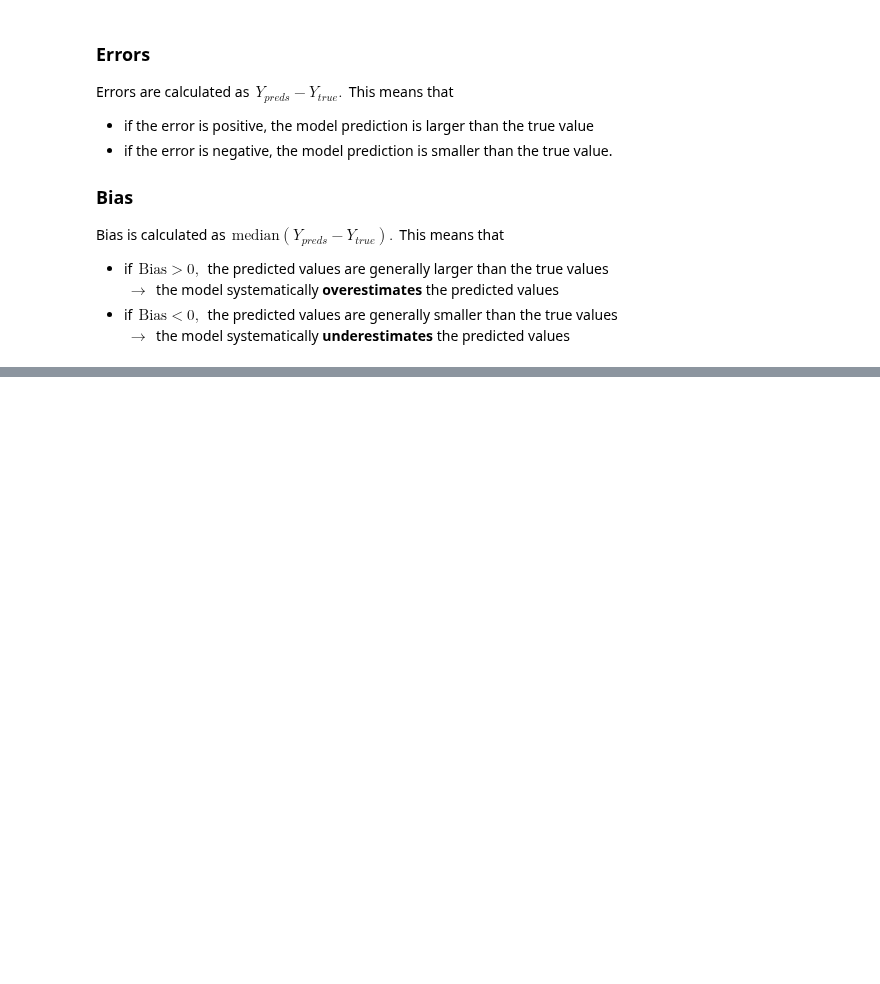
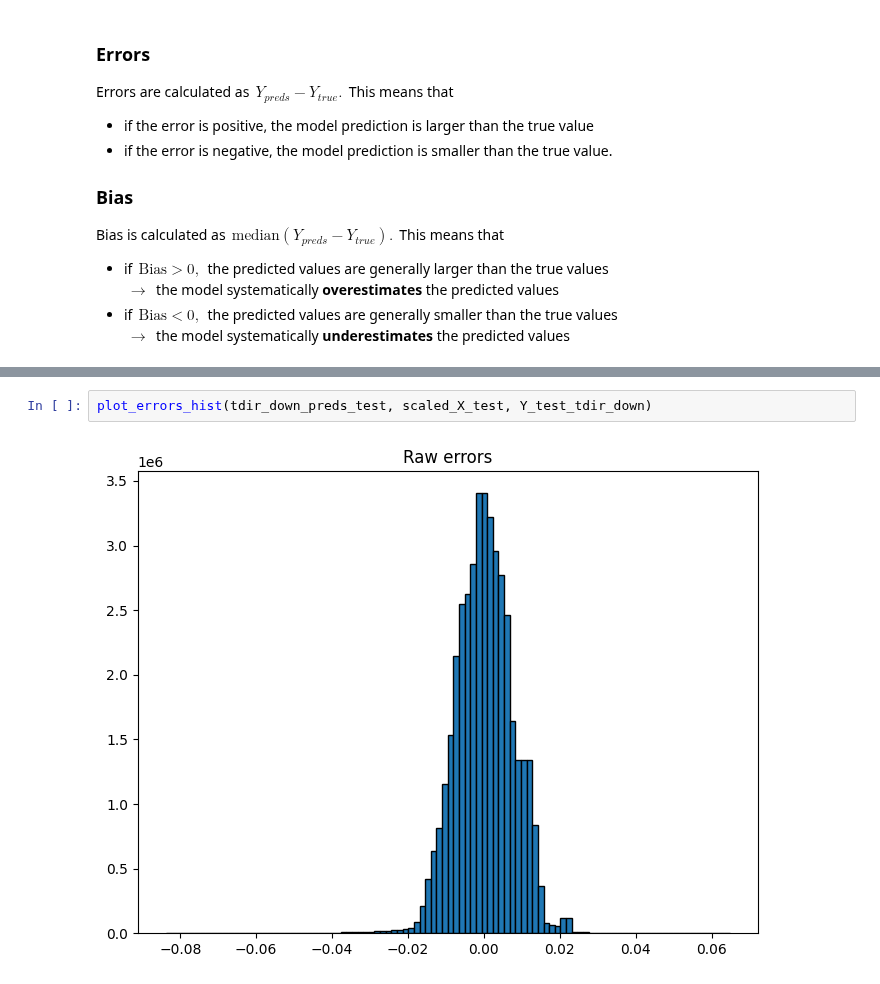
Before and after one commit to HerraKaava/RT_model_emulator, a Jupyter notebook: code-files/NN_model_tdir_down.ipynb, the cells around one changed output, grey strips where cells are left out. Saved outputs shown, nothing was run; the diff lists cells and outputs as text; blank space fills up the shorter version.

```diff
--- a/code-files/NN_model_tdir_down.ipynb
+++ b/code-files/NN_model_tdir_down.ipynb
@@ -244,0 +254,4 @@ $\, \boldsymbol{\rightarrow} \,$ the model systematically **underestimates** the
+# %%
+plot_errors_hist(tdir_down_preds_test, scaled_X_test, Y_test_tdir_down)
+# %% [output]
+[figure, added]
```
Also changed, not shown: parts of 13 cells of this notebook.
